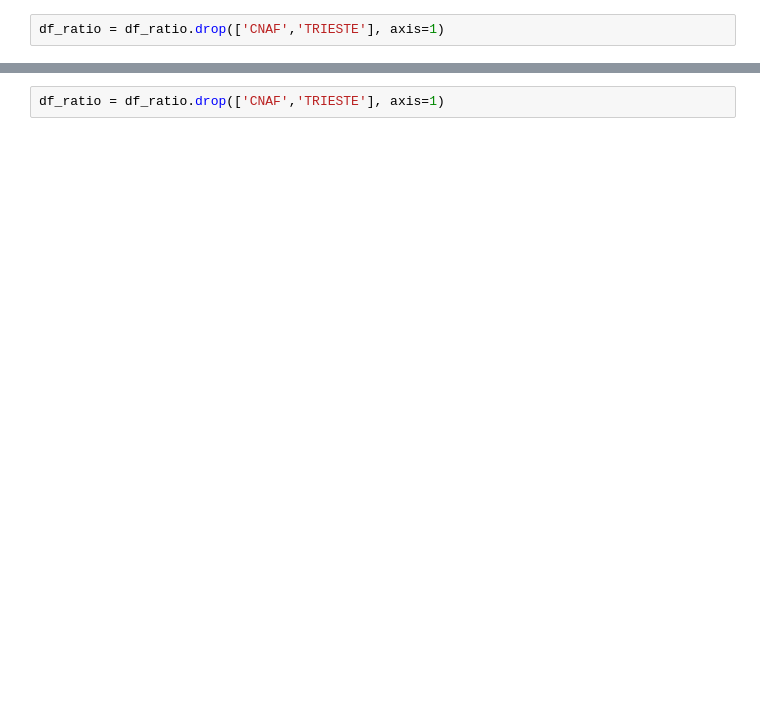
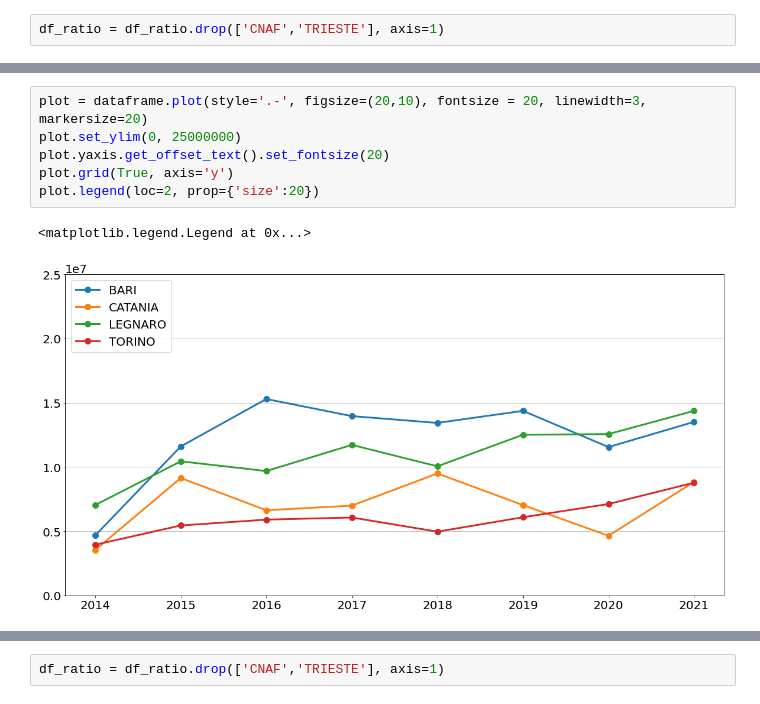
Before and after one commit to svallero/AliceSitesMonitoring, a Jupyter notebook: SitesMonitoring.ipynb, the cells around one changed output, grey strips where cells are left out. Saved outputs shown, nothing was run; the diff lists cells and outputs as text; blank space fills up the shorter version.

```diff
--- a/SitesMonitoring.ipynb
+++ b/SitesMonitoring.ipynb
@@ -99 +169,10 @@ plot_ratio.legend(loc=2, prop={'size':20})
+# %%
+plot = dataframe.plot(style='.-', figsize=(20,10), fontsize = 20, linewidth=3, markersize=20)
+plot.set_ylim(0, 25000000)
+plot.yaxis.get_offset_text().set_fontsize(20)
+plot.grid(True, axis='y')
+plot.legend(loc=2, prop={'size':20})
+# %% [output]
+<matplotlib.legend.Legend at 0x...>
+[figure, added]
 # %% [markdown]
```
Also changed, not shown: parts of 46 cells of this notebook, 4 other files.
